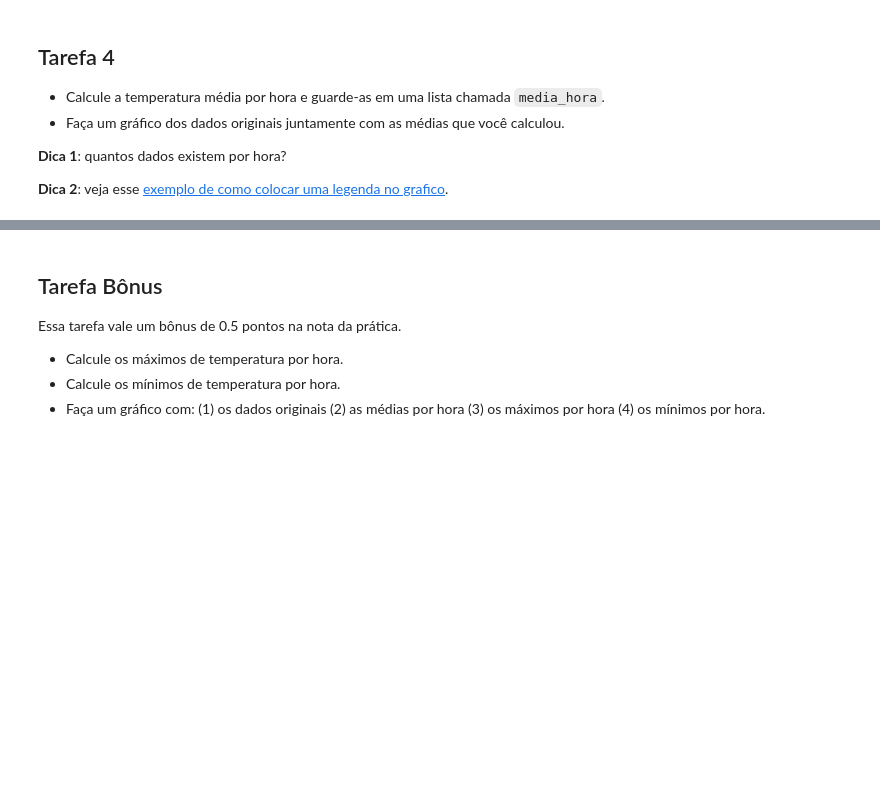
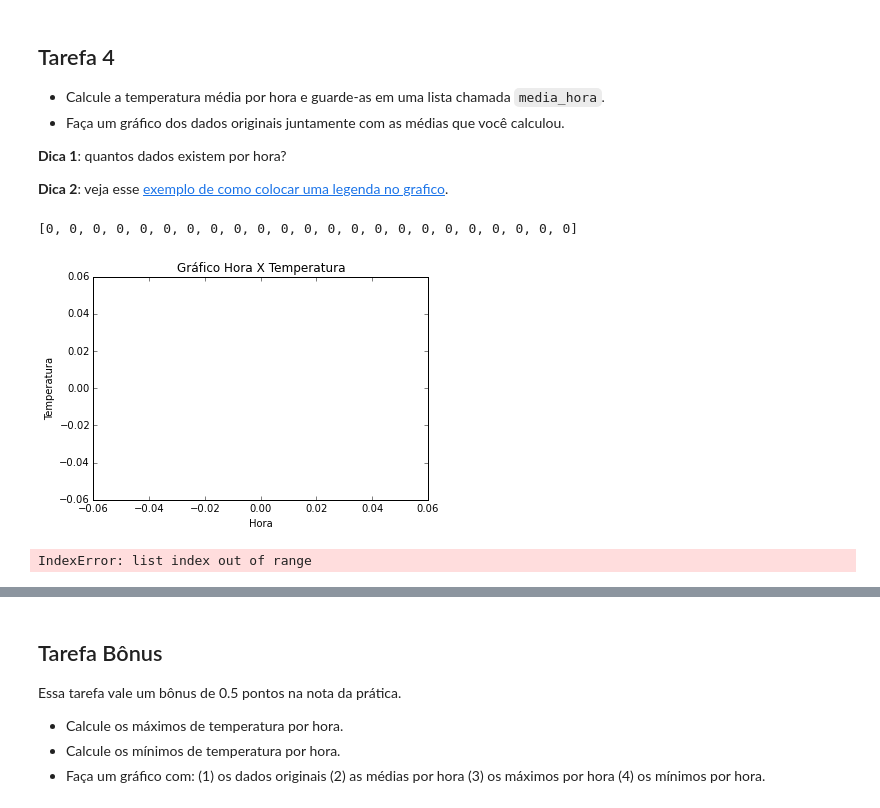
Before and after one commit to mat-esp-2015/python-intro-2-chapatime, a Jupyter notebook: tarefa-intro-python-2.ipynb, the cells around one changed output, grey strips where cells are left out. Saved outputs shown, nothing was run; the diff lists cells and outputs as text; code cells hidden in the pictures; blank space fills up the shorter version.

```diff
--- a/tarefa-intro-python-2.ipynb
+++ b/tarefa-intro-python-2.ipynb
@@ -336,3 +336,48 @@ Minimo esta igual? True
 **Dica 1**: quantos dados existem por hora?
 
 **Dica 2**: veja esse [exemplo de como colocar uma legenda no grafico](http://matplotlib.org/examples/api/legend_demo.html).
+# %%
+import matplotlib.pyplot as plt
+%matplotlib inline
+
+tempos = []
+dados = []
+for linha in arquivo:
+    blocos = linha.split(',')
+    t = float(blocos[0])
+    d = float(blocos[1])
+    tempos.append(t)
+    dados.append(d)
+
+
+medias_horas = []
+media = 0
+horas = range(0,24,1)
+plt.figure()
+plt.plot(tempos, dados, "-k", label='Temperaturas')
+plt.title("Gráfico Hora X Temperatura")
+plt.xlabel("Hora")
+plt.ylabel("Temperatura")
+for M in range(0,N-10,10):
+    x = dados[M:M+10]
+    maxlista = len(x)
+    media = 0
+    for a in range(0,maxlista,1):
+        media = media + x[a]
+        media = media/maxlista
+    medias_horas.append(media)
+print(medias_horas)
+# %% [output]
+[0, 0, 0, 0, 0, 0, 0, 0, 0, 0, 0, 0, 0, 0, 0, 0, 0, 0, 0, 0, 0, 0, 0]
+[figure, added]
+# %%
+medias_horas = 0
+
+for M in range(0,N,10):
+    x = dados[M:M+10]
+    for a in range(0,10,1):
+        media = media + x[a]
+        media = media/10
+    medias_horas.append(media)
+# %% [output]
+IndexError: list index out of range
```
Also changed, not shown: parts of 1 cell of this notebook.
